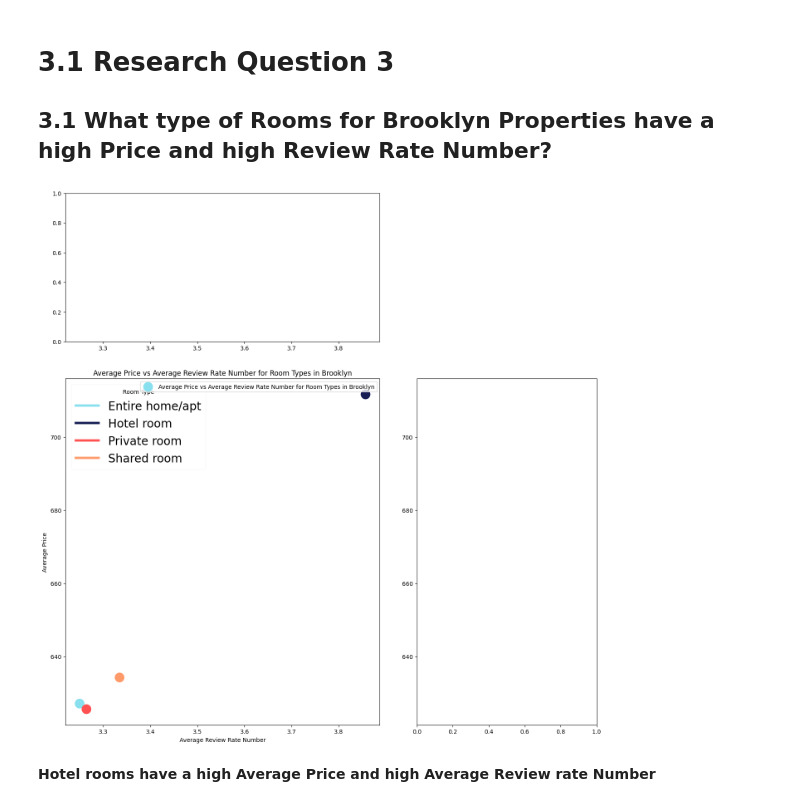
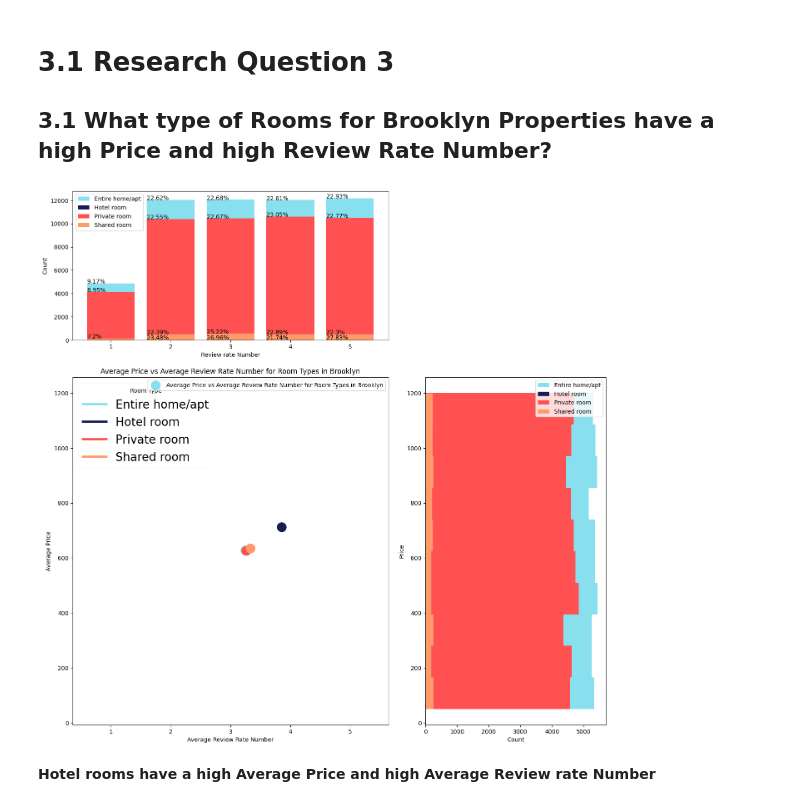
Before and after one commit to aswinvk28/collection-of-kaggle-datasets, a Jupyter notebook: datasets/real_estate/airbnb_open_data/Practical_Project_for_Airbnb_Open_Data.ipynb, the cells around one changed output. Drawn from its saved outputs; the diff is of its cells as text; code cells hidden in the pictures.

```diff
--- a/datasets/real_estate/airbnb_open_data/Practical_Project_for_Airbnb_Open_Data.ipynb
+++ b/datasets/real_estate/airbnb_open_data/Practical_Project_for_Airbnb_Open_Data.ipynb
@@ -1001,34 +1044,72 @@ ax = result["ax"]
 # axis on top parallel to x-axis
 axx = result["axx"]
 # axis on the side parallel to y-axis
 axy = result["axy"]
 # figure of the plot
 fig = result["fig"]
 
 def plot_room_type_price_review_rate_number():
 
   brooklyn_df = data.loc[data['neighbourhood group'] == 'Brooklyn', ['room type', 'price', 'review rate number']].groupby(['room type']).mean()
   room_type = brooklyn_df.index.get_level_values(0)
 
   unique_colors = ['#88E0EF', '#161E54', '#FF5151', '#FF9B6A']
 
   colors = dict(zip(np.unique(room_type), unique_colors))
 
   ax.scatter(brooklyn_df['review rate number'], brooklyn_df['price'], s=250, c=[colors[rt] for rt in room_type], label='Average Price vs Average Review Rate Number for Room Types in Brooklyn')
   ax.set(xlabel='Average Review Rate Number', ylabel='Average Price')
   ax.set_title("Average Price vs Average Review Rate Number for Room Types in Brooklyn")
 
   # create custom legend, by creating custom lines
   custom_lines = [Line2D([0], [0], color=colors[rt], lw=4) for rt in np.unique(room_type)]
   # create legend using custom lines
   legend1 = ax.legend(custom_lines, np.unique(room_type), loc="upper left", title="Room Type", framealpha=0.1, fontsize=20)
   # add legend to axis
   ax.add_artist(legend1)
   ax.legend()
 
+  room_type_df = data.loc[data['room type'] == 'Entire home/apt', ['review rate number']].value_counts().reset_index()
+  bar_plot1 = axx.bar(room_type_df['review rate number'], room_type_df['count'], color=unique_colors[0], label='Entire home/apt')
+  idx = 0
+  for i in bar_plot1.patches:
+    axx.text(i.get_x(), i.get_height() + 5.0, str(round(room_type_df.iloc[idx, 1]/room_type_df['count'].sum()*100, 2))+str('%'))
+    idx += 1
+
+  room_type_df = data.loc[data['room type'] == 'Hotel room', ['review rate number']].value_counts().reset_index()
+  bar_plot2 = axx.bar(room_type_df['review rate number'], room_type_df['count'], color=unique_colors[1], label='Hotel room')
+  idx = 0
+  for i in bar_plot2.patches:
+    axx.text(i.get_x(), i.get_height() + 5.0, str(round(room_type_df.iloc[idx, 1]/room_type_df['count'].sum()*100, 2))+str('%'))
+    idx += 1
+
+  room_type_df = data.loc[data['room type'] == 'Private room', ['review rate number']].value_counts().reset_index()
+  bar_plot3 = axx.bar(room_type_df['review rate number'], room_type_df['count'], color=unique_colors[2], label='Private room')
+  idx = 0
+  for i in bar_plot3.patches:
+    axx.text(i.get_x(), i.get_height() + 5.0, str(round(room_type_df.iloc[idx, 1]/room_type_df['count'].sum()*100, 2))+str('%'))
+    idx += 1
+
+  room_type_df = data.loc[data['room type'] == 'Shared room', ['review rate number']].value_counts().reset_index()
+  bar_plot4 = axx.bar(room_type_df['review rate number'], room_type_df['count'], color=unique_colors[3], label='Shared room')
+  idx = 0
+  for i in bar_plot4.patches:
+    axx.text(i.get_x(), i.get_height() + 5.0, str(round(room_type_df.iloc[idx, 1]/room_type_df['count'].sum()*100, 2))+str('%'))
+    idx += 1
+
+  axx.set(xlabel='Review rate Number', ylabel='Count')
+  axx.legend()
+
+  axy.hist(data.loc[data['room type'] == 'Entire home/apt', ['price']], orientation='horizontal', color=unique_colors[0], label='Entire home/apt')
+  axy.hist(data.loc[data['room type'] == 'Hotel room', ['price']], orientation='horizontal', color=unique_colors[1], label='Hotel room')
+  axy.hist(data.loc[data['room type'] == 'Private room', ['price']], orientation='horizontal', color=unique_colors[2], label='Private room')
+  axy.hist(data.loc[data['room type'] == 'Shared room', ['price']], orientation='horizontal', color=unique_colors[3], label='Shared room')
+  axy.legend()
+  axy.set(xlabel='Count', ylabel='Price')
+
 plot_room_type_price_review_rate_number()
 # %% [output]
-[figure, old version]
+[figure, new version]
 # %% [markdown]
 **Hotel rooms have a high Average Price and high Average Review rate Number**
 # %% [markdown]
```
Also changed, not shown: parts of 34 cells of this notebook.
